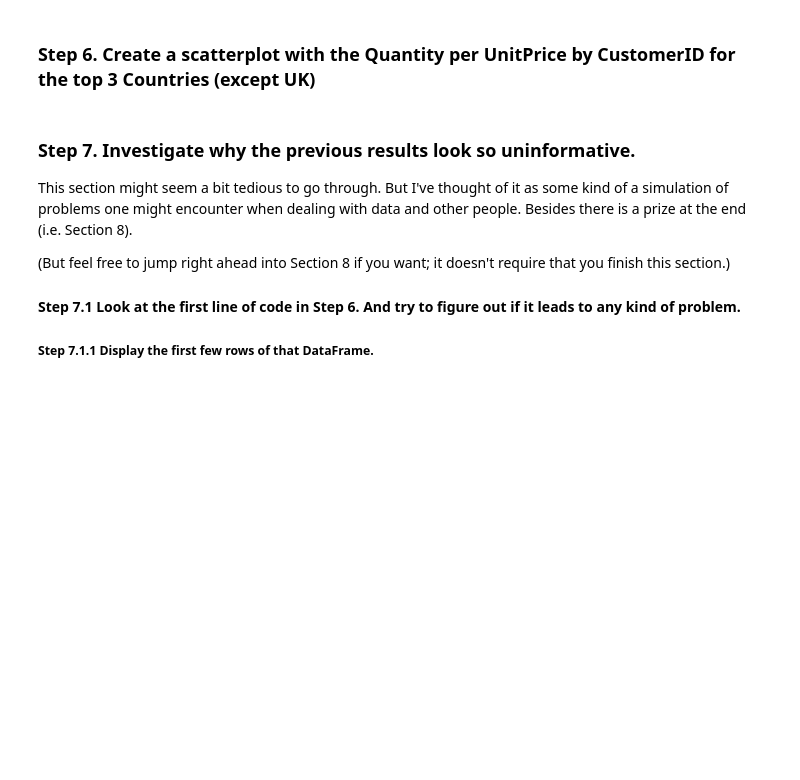
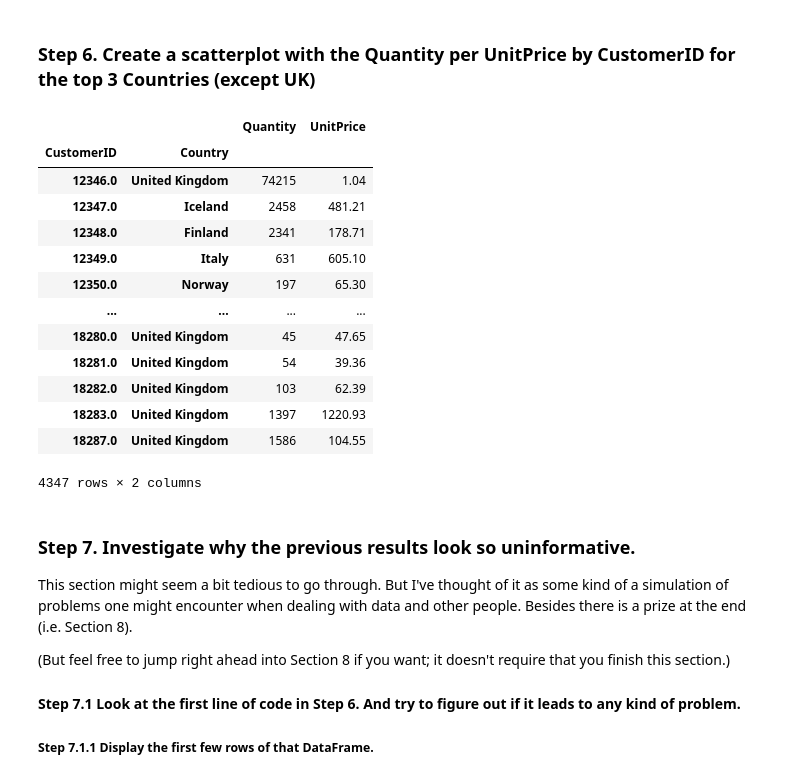
Before and after one commit to hudainaja/exercisespandas, a Jupyter notebook: 07_Visualization/Online_Retail/Exercises.ipynb, the cells around one changed output. Saved outputs shown, nothing was run; the diff lists cells and outputs as text; code cells hidden in the pictures; blank space fills up the shorter version.

```diff
--- a/07_Visualization/Online_Retail/Exercises.ipynb
+++ b/07_Visualization/Online_Retail/Exercises.ipynb
@@ -77,6 +56,24 @@ kontri
 ort = ort[ort['Quantity'] >= 0]
 # %% [markdown]
 ### Step 6. Create a scatterplot with the Quantity per UnitPrice by CustomerID for the top 3 Countries (except UK)
+# %%
+customer = ort.groupby(['CustomerID', 'Country']).sum(numeric_only=True)
+customer
+# %% [output]
+|  |  | Quantity | UnitPrice |
+| CustomerID | Country |  |  |
+| 12346.0 | United Kingdom | 74215 | 1.04 |
+| 12347.0 | Iceland | 2458 | 481.21 |
+| 12348.0 | Finland | 2341 | 178.71 |
+| 12349.0 | Italy | 631 | 605.10 |
+| 12350.0 | Norway | 197 | 65.30 |
+| ... | ... | ... | ... |
+| 18280.0 | United Kingdom | 45 | 47.65 |
+| 18281.0 | United Kingdom | 54 | 39.36 |
+| 18282.0 | United Kingdom | 103 | 62.39 |
+| 18283.0 | United Kingdom | 1397 | 1220.93 |
+| 18287.0 | United Kingdom | 1586 | 104.55 |
+4347 rows × 2 columns
 # %% [markdown]
 ### Step 7. Investigate why the previous results look so uninformative.
 
```
Also changed, not shown: parts of 1 cell of this notebook.
